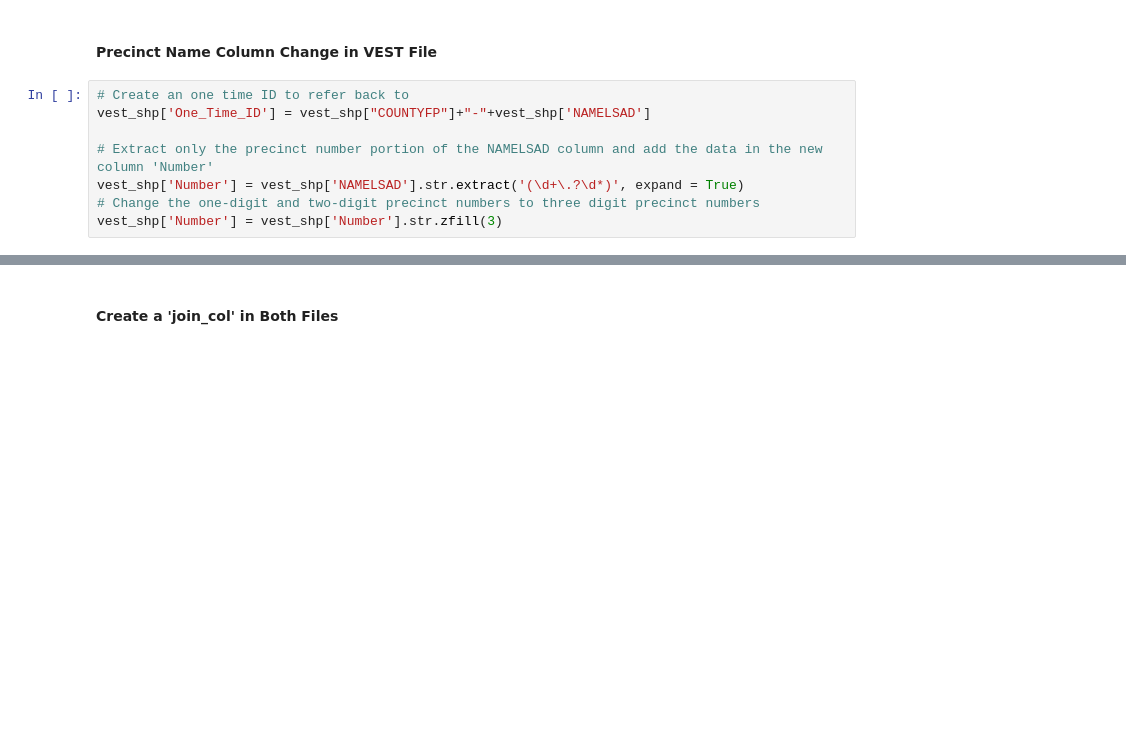
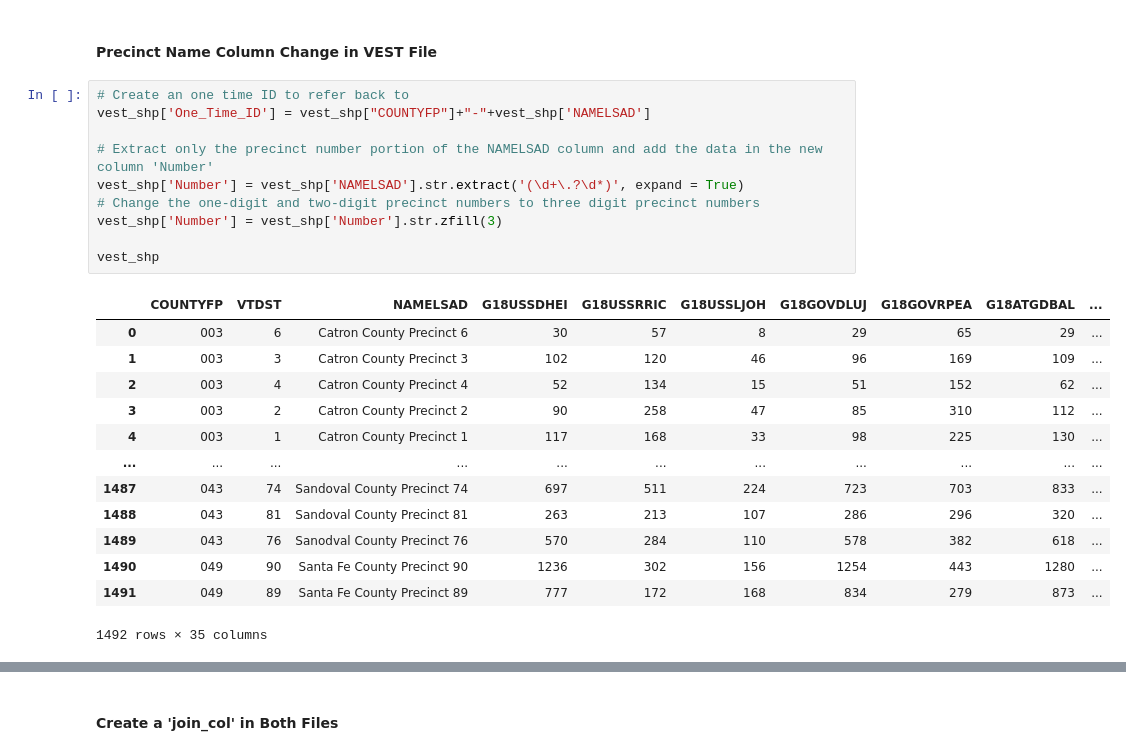
Before and after one commit to nonpartisan-redistricting-datahub/pdv-nm, a Jupyter notebook: vest-nm-2018/vest-nm-2018-validation.ipynb, the cells around one changed output, grey strips where cells are left out. Saved outputs shown, nothing was run; the diff lists cells and outputs as text; blank space fills up the shorter version.

```diff
--- a/vest-nm-2018/vest-nm-2018-validation.ipynb
+++ b/vest-nm-2018/vest-nm-2018-validation.ipynb
@@ -588,11 +618,27 @@ nm_18.reset_index(drop=True,inplace=True)
 # %%
 # Create an one time ID to refer back to
 vest_shp['One_Time_ID'] = vest_shp["COUNTYFP"]+"-"+vest_shp['NAMELSAD']
 
 # Extract only the precinct number portion of the NAMELSAD column and add the data in the new column 'Number'
 vest_shp['Number'] = vest_shp['NAMELSAD'].str.extract('(\d+\.?\d*)', expand = True)
 # Change the one-digit and two-digit precinct numbers to three digit precinct numbers
 vest_shp['Number'] = vest_shp['Number'].str.zfill(3)
+
+vest_shp
+# %% [output]
+|  | COUNTYFP | VTDST | NAMELSAD | G18USSDHEI | G18USSRRIC | G18USSLJOH | G18GOVDLUJ | G18GOVRPEA | G18ATGDBAL | ... |
+| 0 | 003 | 6 | Catron County Precinct 6 | 30 | 57 | 8 | 29 | 65 | 29 | ... |
+| 1 | 003 | 3 | Catron County Precinct 3 | 102 | 120 | 46 | 96 | 169 | 109 | ... |
+| 2 | 003 | 4 | Catron County Precinct 4 | 52 | 134 | 15 | 51 | 152 | 62 | ... |
+| 3 | 003 | 2 | Catron County Precinct 2 | 90 | 258 | 47 | 85 | 310 | 112 | ... |
+| 4 | 003 | 1 | Catron County Precinct 1 | 117 | 168 | 33 | 98 | 225 | 130 | ... |
+| ... | ... | ... | ... | ... | ... | ... | ... | ... | ... | ... |
+| 1487 | 043 | 74 | Sandoval County Precinct 74 | 697 | 511 | 224 | 723 | 703 | 833 | ... |
+| 1488 | 043 | 81 | Sandoval County Precinct 81 | 263 | 213 | 107 | 286 | 296 | 320 | ... |
+| 1489 | 043 | 76 | Sanodval County Precinct 76 | 570 | 284 | 110 | 578 | 382 | 618 | ... |
+| 1490 | 049 | 90 | Santa Fe County Precinct 90 | 1236 | 302 | 156 | 1254 | 443 | 1280 | ... |
+| 1491 | 049 | 89 | Santa Fe County Precinct 89 | 777 | 172 | 168 | 834 | 279 | 873 | ... |
+1492 rows × 35 columns
 # %%
 # Delete the string that comes after 'Precinct' in the NAMELSAD column
 vest_shp['NAMELSAD'] = vest_shp['NAMELSAD'].str.split('Precinct').str[0]
```
Also changed, not shown: parts of 16 cells of this notebook.
